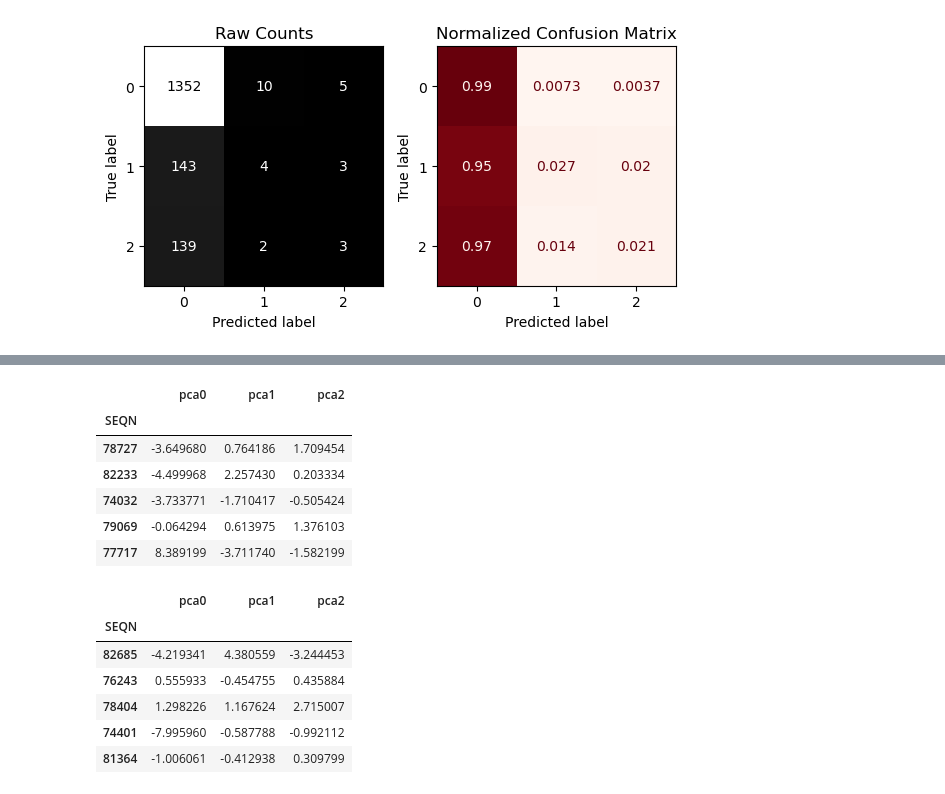
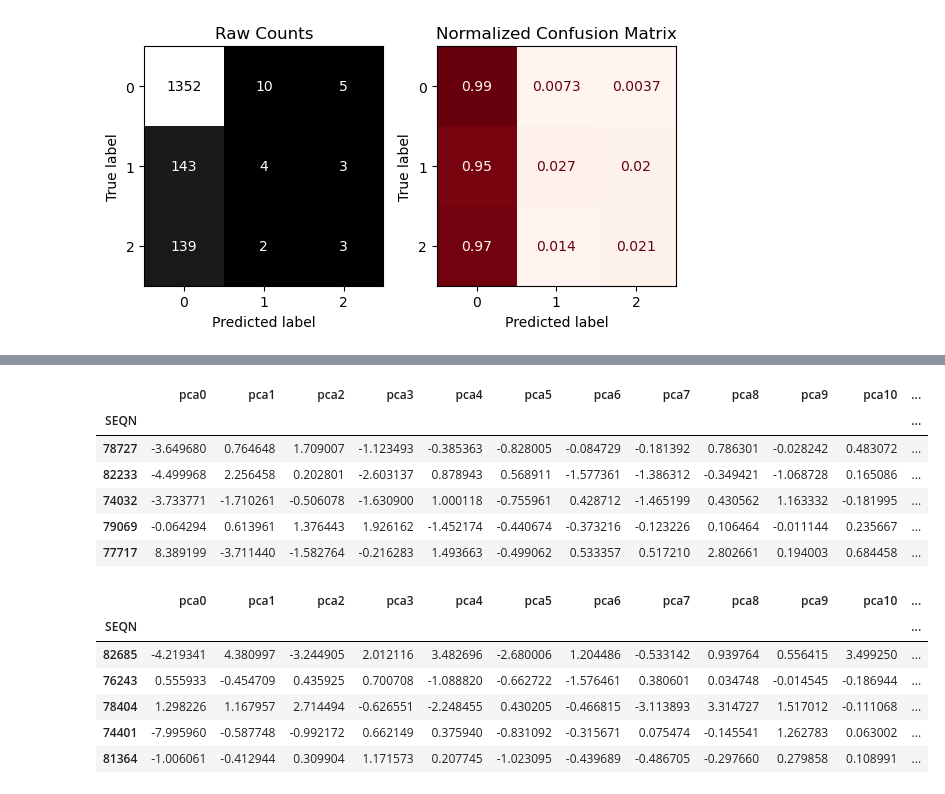
Before and after one commit to K-Pridge/IML-Week-1, a Jupyter notebook: PCA Exercise Core.ipynb, the cells around one changed output, grey strips where cells are left out. Drawn from its saved outputs; the diff is of its cells as text; code cells hidden in the pictures.

```diff
--- a/PCA Exercise Core.ipynb
+++ b/PCA Exercise Core.ipynb
@@ -234,27 +235,27 @@ UsageError: Line magic function `%%time` not found.
 # %%
 # Instantiate PCA to make 3 principal components
-pca = PCA(n_components=3)
+pca = PCA(n_components=.95)
 # Create and define the principal components
-PCA_X_train = pca.fit_transform(scaled_X_train)
-PCA_X_test = pca.transform(scaled_X_test)
+PCA_X_train = pca.fit_transform(X_train_tf)
+PCA_X_test = pca.transform(X_test_tf)
 # Preview the results
 PCA_X_train.head()
 # %% [output]
-|  | pca0 | pca1 | pca2 |
-| SEQN |  |  |  |
-| 78727 | -3.649680 | 0.764186 | 1.709454 |
-| 82233 | -4.499968 | 2.257430 | 0.203334 |
-| 74032 | -3.733771 | -1.710417 | -0.505424 |
-| 79069 | -0.064294 | 0.613975 | 1.376103 |
-| 77717 | 8.389199 | -3.711740 | -1.582199 |
+|  | pca0 | pca1 | pca2 | pca3 | pca4 | pca5 | pca6 | pca7 | pca8 | pca9 | pca10 | ... |
+| SEQN |  |  |  |  |  |  |  |  |  |  |  | ... |
+| 78727 | -3.649680 | 0.764648 | 1.709007 | -1.123493 | -0.385363 | -0.828005 | -0.084729 | -0.181392 | 0.786301 | -0.028242 | 0.483072 | ... |
+| 82233 | -4.499968 | 2.256458 | 0.202801 | -2.603137 | 0.878943 | 0.568911 | -1.577361 | -1.386312 | -0.349421 | -1.068728 | 0.165086 | ... |
+| 74032 | -3.733771 | -1.710261 | -0.506078 | -1.630900 | 1.000118 | -0.755961 | 0.428712 | -1.465199 | 0.430562 | 1.163332 | -0.181995 | ... |
+| 79069 | -0.064294 | 0.613961 | 1.376443 | 1.926162 | -1.452174 | -0.440674 | -0.373216 | -0.123226 | 0.106464 | -0.011144 | 0.235667 | ... |
+| 77717 | 8.389199 | -3.711440 | -1.582764 | -0.216283 | 1.493663 | -0.499062 | 0.533357 | 0.517210 | 2.802661 | 0.194003 | 0.684458 | ... |
 # %%
 PCA_X_test.head()
 # %% [output]
-|  | pca0 | pca1 | pca2 |
-| SEQN |  |  |  |
-| 82685 | -4.219341 | 4.380559 | -3.244453 |
-| 76243 | 0.555933 | -0.454755 | 0.435884 |
-| 78404 | 1.298226 | 1.167624 | 2.715007 |
-| 74401 | -7.995960 | -0.587788 | -0.992112 |
-| 81364 | -1.006061 | -0.412938 | 0.309799 |
+|  | pca0 | pca1 | pca2 | pca3 | pca4 | pca5 | pca6 | pca7 | pca8 | pca9 | pca10 | ... |
+| SEQN |  |  |  |  |  |  |  |  |  |  |  | ... |
+| 82685 | -4.219341 | 4.380997 | -3.244905 | 2.012116 | 3.482696 | -2.680006 | 1.204486 | -0.533142 | 0.939764 | 0.556415 | 3.499250 | ... |
+| 76243 | 0.555933 | -0.454709 | 0.435925 | 0.700708 | -1.088820 | -0.662722 | -1.576461 | 0.380601 | 0.034748 | -0.014545 | -0.186944 | ... |
+| 78404 | 1.298226 | 1.167957 | 2.714494 | -0.626551 | -2.248455 | 0.430205 | -0.466815 | -3.113893 | 3.314727 | 1.517012 | -0.111068 | ... |
+| 74401 | -7.995960 | -0.587748 | -0.992172 | 0.662149 | 0.375940 | -0.831092 | -0.315671 | 0.075474 | -0.145541 | 1.262783 | 0.063002 | ... |
+| 81364 | -1.006061 | -0.412944 | 0.309904 | 1.171573 | 0.207745 | -1.023095 | -0.439689 | -0.486705 | -0.297660 | 0.279858 | 0.108991 | ... |
 # %%
```
Also changed, not shown: parts of 16 cells of this notebook.
